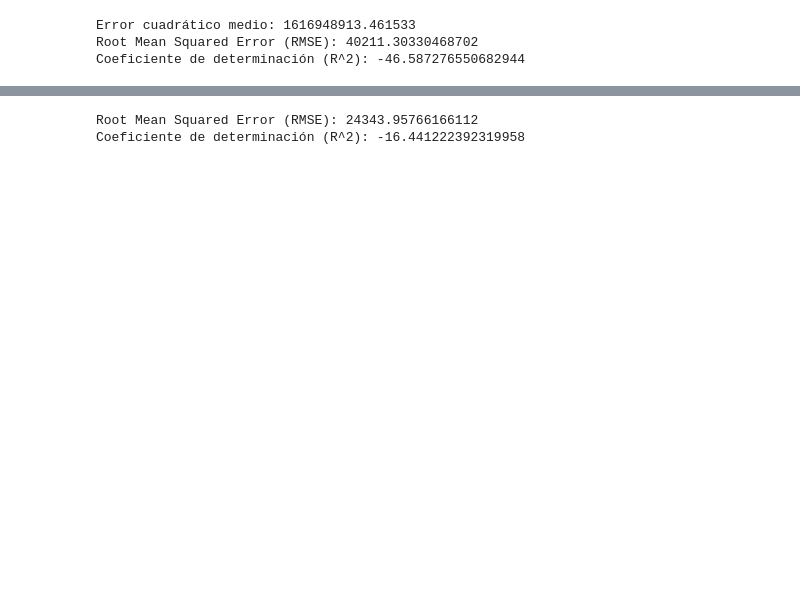
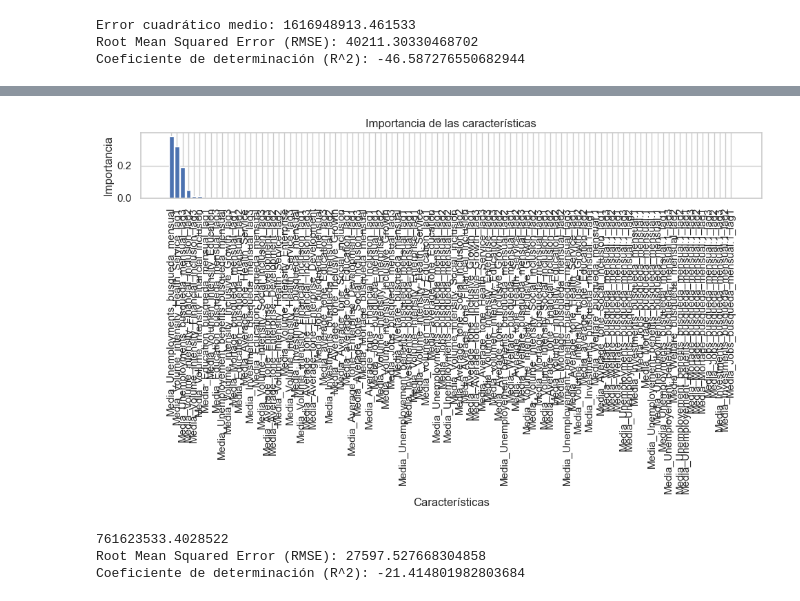
Before and after one commit to zero010010/Ranbee, a Jupyter notebook: MODELS/Notebooks/prueba_modelo_cris.ipynb, the cells around one changed output, grey strips where cells are left out. Saved outputs shown, nothing was run; the diff lists cells and outputs as text; code cells hidden in the pictures; blank space fills up the shorter version.

```diff
--- a/MODELS/Notebooks/prueba_modelo_cris.ipynb
+++ b/MODELS/Notebooks/prueba_modelo_cris.ipynb
@@ -461,2 +635,10 @@ print("Coeficiente de determinación (R^2):", r2)
 Root Mean Squared Error (RMSE): 32156.26320094021
 Coeficiente de determinación (R^2): -29.431664070155676
+# %%
+# PARA LA IMPORTANCIA
+feature_names = lagged_data.columns
+feature_importance = xgb_regressor.feature_importances_
+indices = np.argsort(feature_importance)[::-1]
+print("Importancia de características:")
+for i in range(len(feature_importance)):
+    print(f"Feature {feature_names[indices[i]]}: {feature_importance[indices[i]]}")
@@ -462,0 +663,15 @@ Coeficiente de determinación (R^2): -29.431664070155676
+# %%
+# Ordenar características por importancia
+indices = np.argsort(feature_importance)[::-1]
+
+# Crear gráfico de barras
+plt.figure(figsize=(10, 6))
+plt.bar(range(len(feature_importance)), feature_importance[indices], align='center')
+plt.xticks(range(len(feature_importance)), feature_names[indices], rotation=90)
+plt.xlabel('Características')
+plt.ylabel('Importancia')
+plt.title('Importancia de las características')
+plt.tight_layout()
+plt.show()
+# %% [output]
+[figure, added]
@@ -470,6 +698,7 @@ xgb_regressor = xgb.XGBRegressor(objective ='reg:squarederror', n_estimators=100
 xgb_regressor.fit(X_train, y_train)
 predictions = xgb_regressor.predict(X_test)
 mse = mean_squared_error(y_test, predictions)
+print(mse)
 rmse = np.sqrt(mse)
 print("Root Mean Squared Error (RMSE):", rmse)
 # Calcular el coeficiente de determinación (R^2)
@@ -479,5 +708,6 @@ print("Coeficiente de determinación (R^2):", r2)
 # generalmente indica que el modelo es peor que simplemente predecir la media de la variable dependiente. En este caso, el modelo XGBoost no está realizando adecuadamente las predicciones
 # en el conjunto de prueba y está teniendo un desempeño significativamente peor que una predicción aleatoria.
 # %% [output]
-Root Mean Squared Error (RMSE): 24343.95766166112
-Coeficiente de determinación (R^2): -16.441222392319958
+761623533.4028522
+Root Mean Squared Error (RMSE): 27597.527668304858
+Coeficiente de determinación (R^2): -21.414801982803684
```
Also changed, not shown: parts of 23 cells of this notebook, 5 other files.
